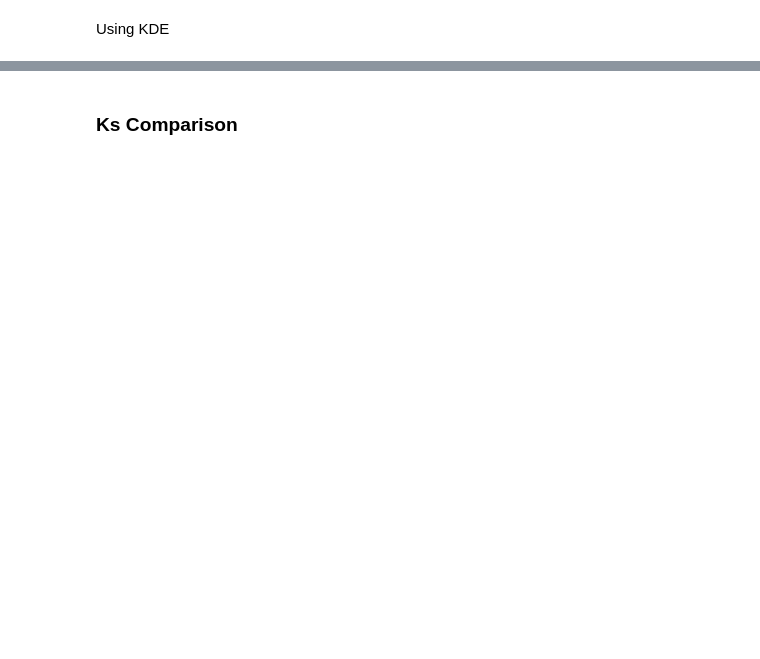
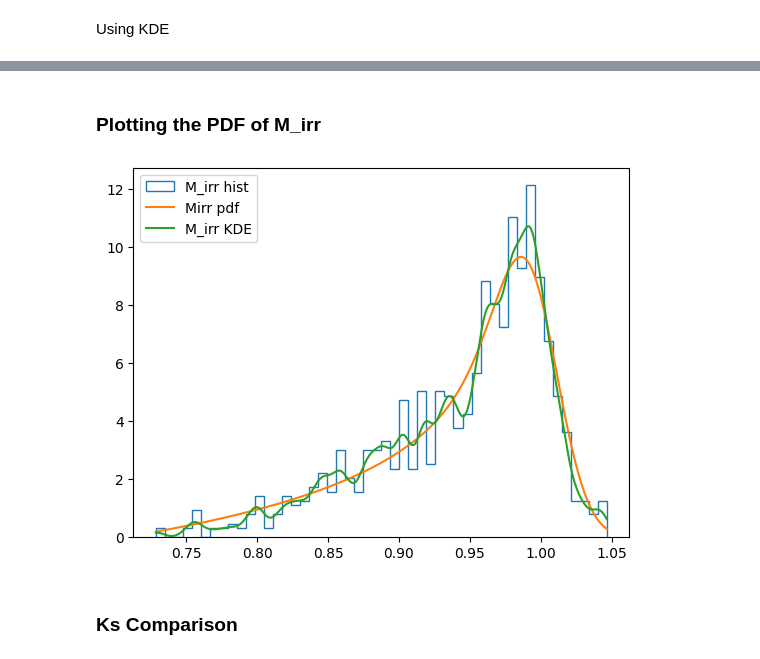
Before and after one commit to Sofiadossena/astrostatistics_bicocca_2025, a Jupyter notebook: working/Bhmass.ipynb, the cells around one changed output, grey strips where cells are left out. Cells and saved outputs as stored; diff of their text form; code cells hidden in the pictures; blank space fills up the shorter version.

```diff
--- a/working/Bhmass.ipynb
+++ b/working/Bhmass.ipynb
@@ -75,3 +70,29 @@ nor=integrate.quad(f_pdfs,minf,maxf) #nel codominio di f f_pdf è normalizzata
+# %% [markdown]
+### Plotting the PDF of M_irr
+# %%
+
+
+def to_int(f,Mirr):                                                   #integrate in f and Mirr is a parameter
+    return np.exp(-(Mirr/f-mu)**2/(2*sigma**2))*f_pdfs(f)/2/f
+
+def Mirr_pdf(Mirr):
+    integral=integrate.quad(to_int,0.71,1,args=(Mirr,))
+    return integral[0]*np.sqrt(2/np.pi)/sigma                         #only the result of integral and not the error
+
+Mirrmin=np.min(M_irr)
+Mirrmax=np.max(M_irr)
+
+xgrid3 = np.linspace(Mirrmin,Mirrmax,1000)
+s = [Mirr_pdf(Mirr) for Mirr in xgrid3]                             #because integrate.quad accept only scalar
+
+plt.hist(M_irr,bins=50, histtype='step', density=True, label='M_irr hist')
+plt.plot(xgrid3,s, label='Mirr pdf')
+plt.plot(xgrid,PDFGaussian, label='M_irr KDE')
+
+plt.legend(loc='upper left')
+plt.show()
+# %% [output]
+[figure, added]
 # %% [markdown]
 ### Ks Comparison ###
 # %%
```
Also changed, not shown: parts of 5 cells of this notebook.
